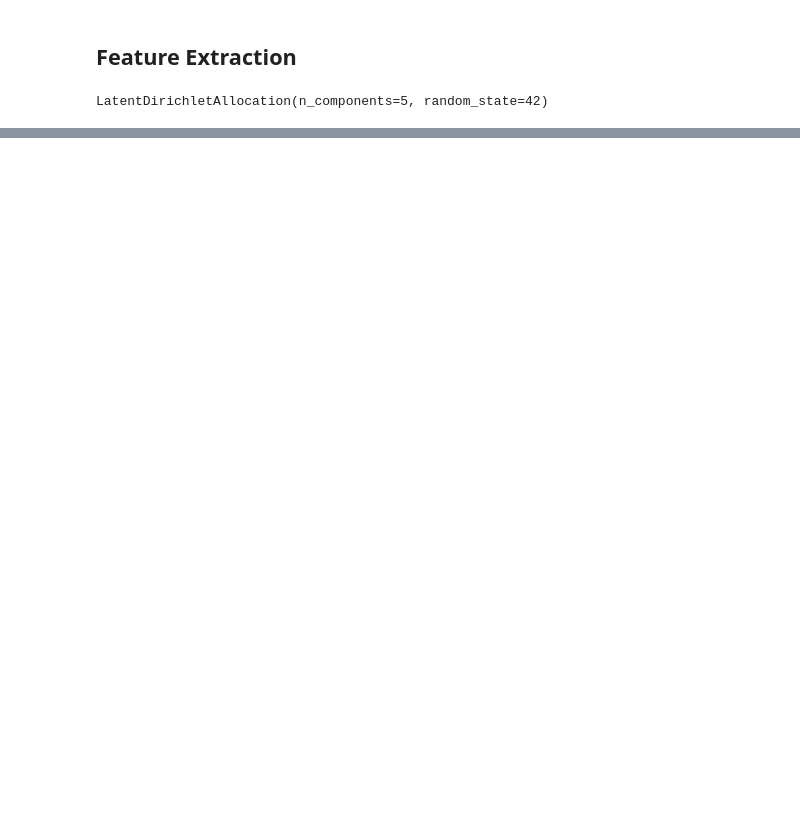
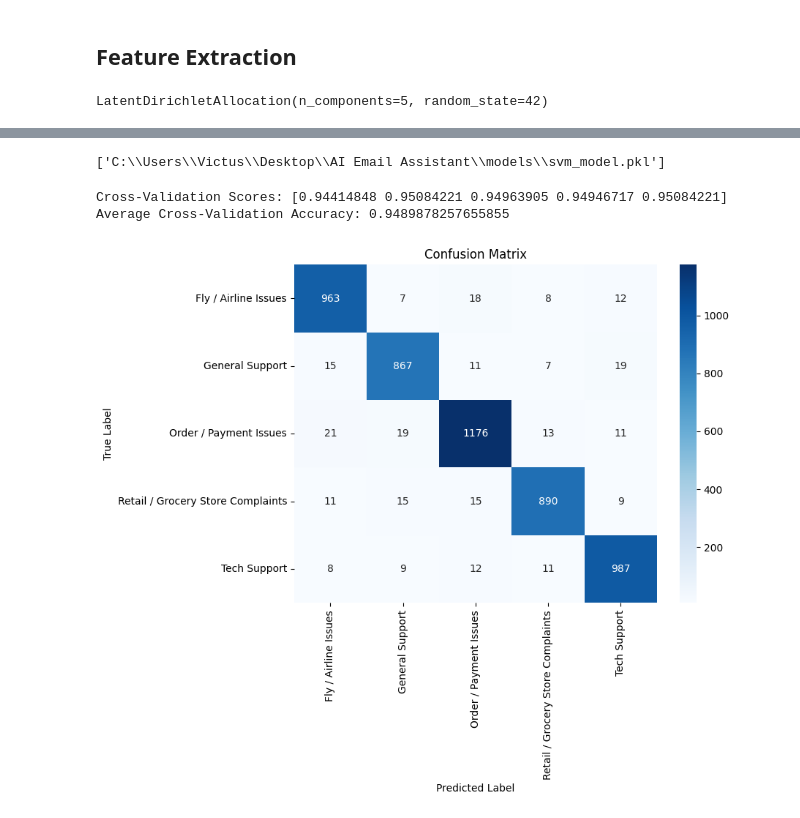
Before and after one commit to EmirAkagunduz16/email_response_assistant, a Jupyter notebook: model_and_nlp_staff/category_decide_models.ipynb, the cells around one changed output, grey strips where cells are left out. Cells and saved outputs as stored; diff of their text form; code cells hidden in the pictures; blank space fills up the shorter version.

```diff
--- a/model_and_nlp_staff/category_decide_models.ipynb
+++ b/model_and_nlp_staff/category_decide_models.ipynb
@@ -59,2 +57,0 @@ print(df.head())
-# %%
-df['cleaned_text'] = df['cleaned_text'].fillna('')
@@ -60,0 +62,3 @@ df['cleaned_text'] = df['cleaned_text'].fillna('')
+# %%
+df = df.dropna(subset=["cleaned_text"])
+print("After dropping rows with missing 'cleaned_text':", df.shape)
@@ -74,12 +84,12 @@ memory usage: 658.8+ KB
 # %% [markdown]
 ## Feature Extraction
 # %%
-from sklearn.feature_extraction.text import CountVectorizer
+from sklearn.feature_extraction.text import TfidfVectorizer
 
 df = df[df["inbound"] == True]
 
-vectorizer = CountVectorizer(max_features=500, stop_words="english")  # 5000 en sık geçen kelimeyi al
-X = vectorizer.fit_transform(df["cleaned_text"])  # Metni sayısal forma çevir
+vectorizer = TfidfVectorizer(max_features=200, stop_words="english")
+X = vectorizer.fit_transform(df["cleaned_text"])  # Orijinal metinle çalış
 # %%
 from sklearn.decomposition import LatentDirichletAllocation
 
@@ -153,5 +169,4 @@ print(df[["cleaned_text", "topic_label"]].head(10))
 # %%
-from sklearn.feature_extraction.text import TfidfVectorizer
 from sklearn.model_selection import train_test_split
 
 # Veri kümesini temizleyelim
@@ -162,7 +177,6 @@ X = df["cleaned_text"]
 y = df["topic_label"]
 
 # TF-IDF ile metni vektörleştir
-vectorizer = TfidfVectorizer(max_features=5000)
 X_tfidf = vectorizer.fit_transform(X)
 
 
@@ -172,7 +186,7 @@ import joblib
 joblib.dump(vectorizer, r'C:\Users\Victus\Desktop\AI Email Assistant\models\tfidf_vectorizer.pkl')
 
 # Eğitim ve test setlerine ayır
-X_train, X_test, y_train, y_test = train_test_split(X_tfidf, y, test_size=0.2, random_state=42)
+X_train, X_test, y_train, y_test = train_test_split(X_tfidf, y, test_size=0.15, stratify=y, random_state=42)
 
 print("Veri başarıyla hazırlandı! 🚀")
 print("Eğitim kümesi boyutu:", X_train.shape)
@@ -183,0 +246,37 @@ Test kümesi boyutu: (4346, 2570)
+# %%
+# Save the best model from grid search
+best_model = grid_search.best_estimator_
+
+# Save the model to a file
+joblib.dump(best_model, r'C:\Users\Victus\Desktop\AI Email Assistant\models\svm_model.pkl')
+# %% [output]
+['C:\\Users\\Victus\\Desktop\\AI Email Assistant\\models\\svm_model.pkl']
+# %%
+from sklearn.model_selection import cross_val_score
+import numpy as np
+
+# Perform cross-validation
+cross_val_scores = cross_val_score(grid_search.best_estimator_, X_train, y_train_encoded, cv=5, scoring='accuracy')
+
+print(f"Cross-Validation Scores: {cross_val_scores}")
+print(f"Average Cross-Validation Accuracy: {np.mean(cross_val_scores)}")
+# %% [output]
+Cross-Validation Scores: [0.94414848 0.95084221 0.94963905 0.94946717 0.95084221]
+Average Cross-Validation Accuracy: 0.9489878257655855
+# %%
+from sklearn.metrics import confusion_matrix
+import seaborn as sns
+import matplotlib.pyplot as plt
+
+# Generate confusion matrix
+conf_matrix = confusion_matrix(y_test_encoded, y_pred)
+
+# Plot confusion matrix
+plt.figure(figsize=(8, 6))
+sns.heatmap(conf_matrix, annot=True, fmt="d", cmap="Blues", xticklabels=label_encoder.classes_, yticklabels=label_encoder.classes_)
+plt.ylabel('True Label')
+plt.xlabel('Predicted Label')
+plt.title('Confusion Matrix')
+plt.show()
+# %% [output]
+[figure, added]
```
Also changed, not shown: parts of 21 cells of this notebook, 3 other files.
